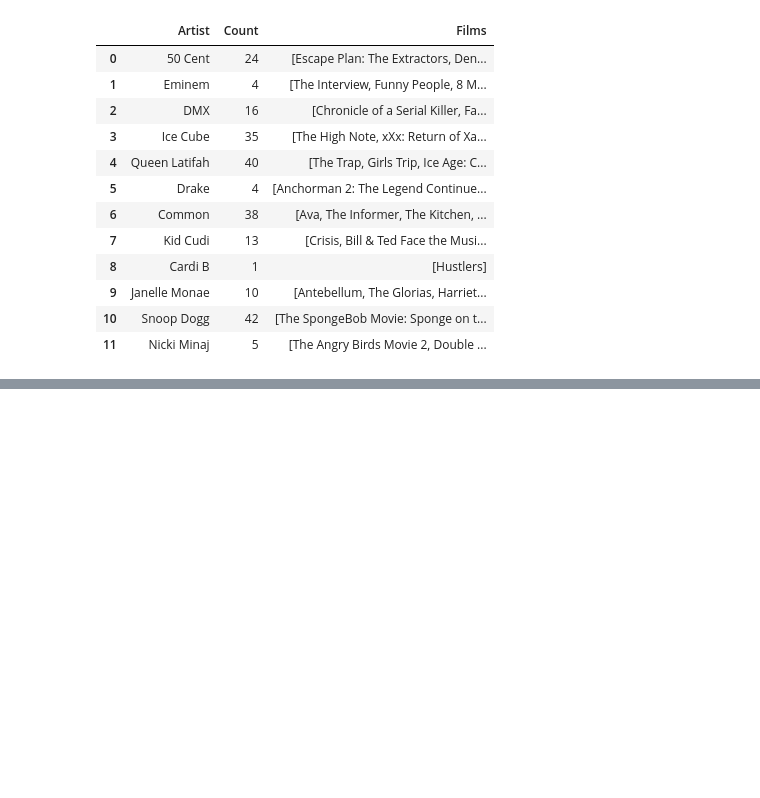
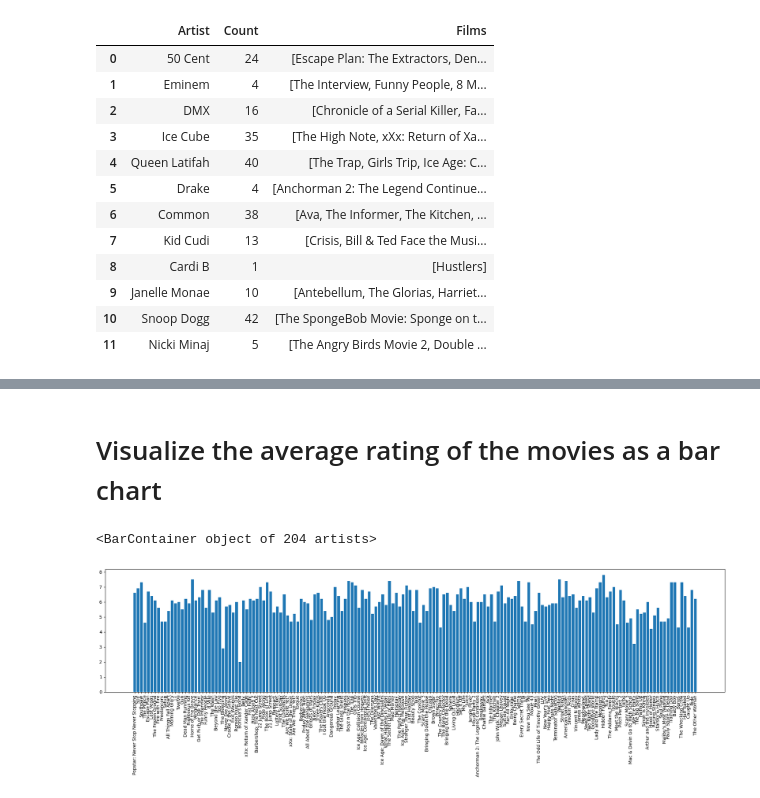
Before and after one commit to vuminhle1997/Lab_09_Semantics, a Jupyter notebook: main.ipynb, the cells around one changed output, grey strips where cells are left out. Cells and saved outputs as stored; diff of their text form; code cells hidden in the pictures; blank space fills up the shorter version.

```diff
--- a/main.ipynb
+++ b/main.ipynb
@@ -130,0 +134,4 @@ table
+# %%
+moviesData = pandas.read_csv('./data/movies_metadata.csv')
+moviesData = moviesData[['title', 'id', 'imdb_id', 'original_title', 'vote_average', 'vote_count', 'revenue']]
+moviesData.head(5)
@@ -130,0 +167,10 @@ table
+# %%
+movies = pandas.DataFrame()
+
+for data in overlappingData:
+    for movie in data['films']:
+        m = moviesData[moviesData['title'] == movie]
+        if m.empty is False and m['title'] is not None:
+            movies = pandas.concat([movies, m])
+
+movies
@@ -130,0 +191,16 @@ table
+# %% [markdown]
+# Visualize the average rating of the movies as a bar chart
+# %%
+titles = []
+score = []
+
+for i, m in movies.iterrows():
+    titles.append(m['title'])
+    score.append(m['vote_average'])
+
+plt.figure(figsize=(25, 5))
+plt.xticks(rotation=90)
+plt.bar(titles, score)
+# %% [output]
+<BarContainer object of 204 artists>
+[figure, added]
```
Also changed, not shown: parts of 8 cells of this notebook, 2 other files.
